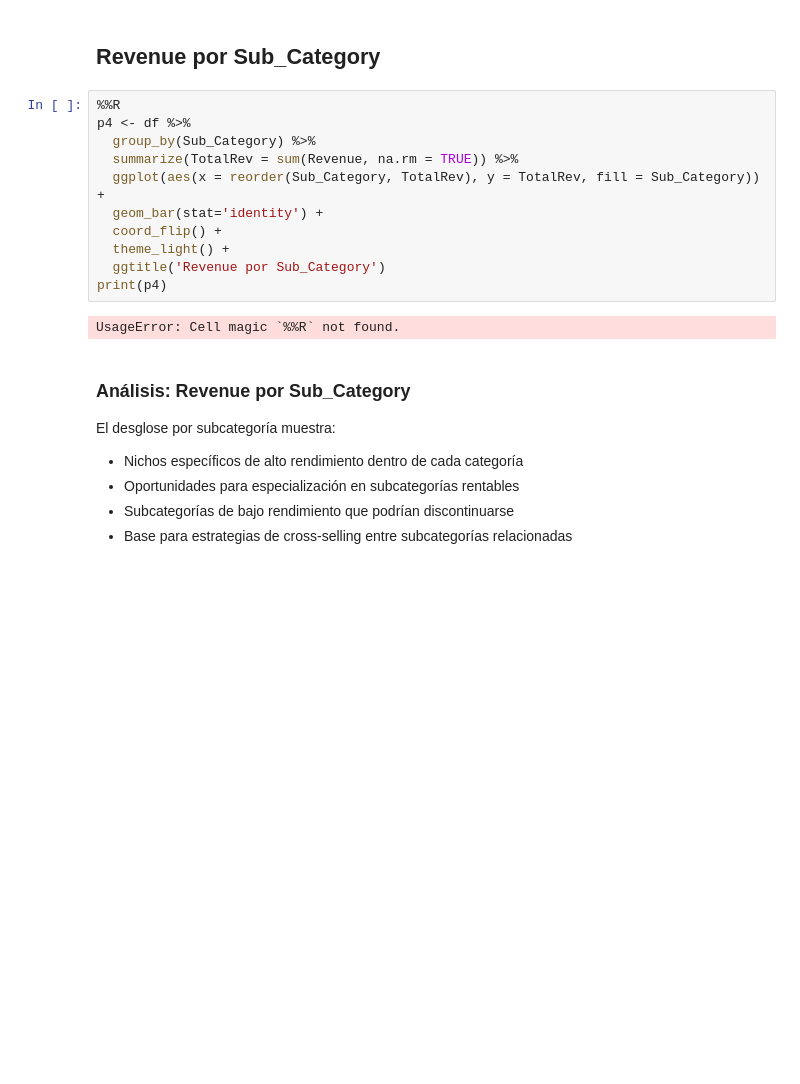
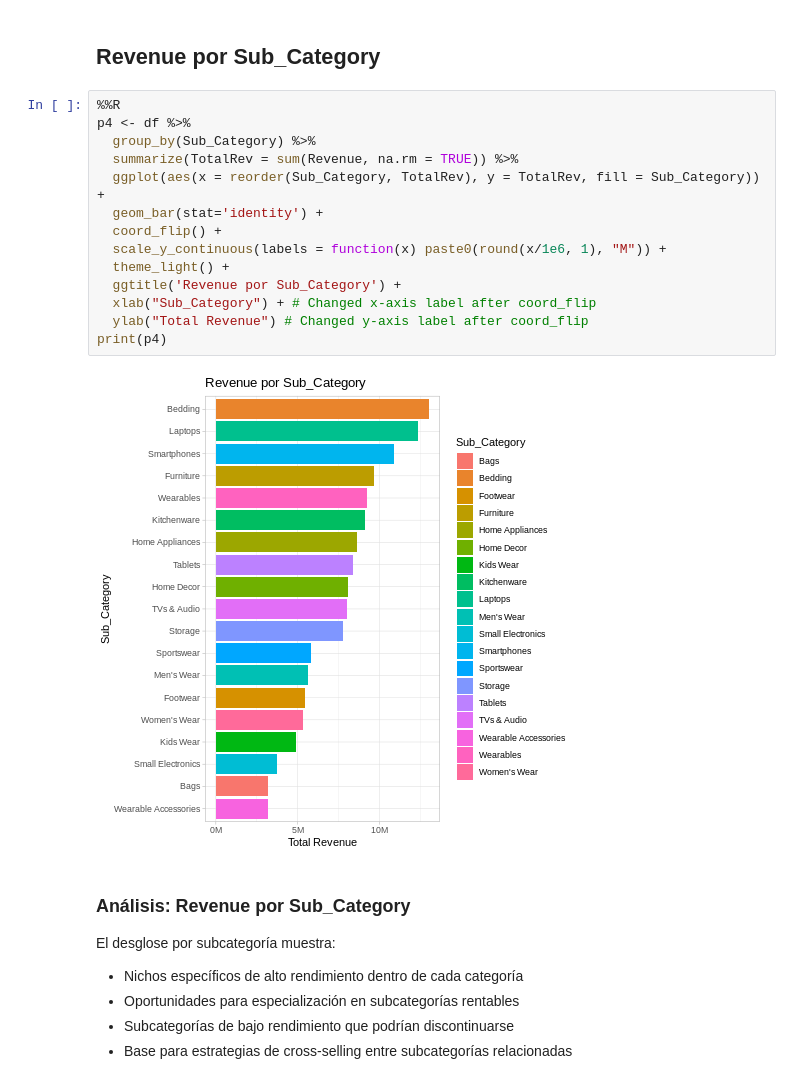
Before and after one commit to SamuelSanchezHeredia/product_sales_dataset_DataAnalysis, a Jupyter notebook: EDA_sales_dataset.ipynb, the cells around one changed output. Cells and saved outputs as stored; diff of their text form; blank space fills up the shorter version.

```diff
--- a/EDA_sales_dataset.ipynb
+++ b/EDA_sales_dataset.ipynb
@@ -310,16 +322,19 @@ Esta gráfica identifica:
 # %%
 %%R
 p4 <- df %>%
   group_by(Sub_Category) %>%
   summarize(TotalRev = sum(Revenue, na.rm = TRUE)) %>%
   ggplot(aes(x = reorder(Sub_Category, TotalRev), y = TotalRev, fill = Sub_Category)) +
   geom_bar(stat='identity') +
   coord_flip() +
+  scale_y_continuous(labels = function(x) paste0(round(x/1e6, 1), "M")) +
   theme_light() +
-  ggtitle('Revenue por Sub_Category')
+  ggtitle('Revenue por Sub_Category') +
+  xlab("Sub_Category") + # Changed x-axis label after coord_flip
+  ylab("Total Revenue") # Changed y-axis label after coord_flip
 print(p4)
 # %% [output]
-UsageError: Cell magic `%%R` not found.
+[figure, added]
 # %% [markdown]
 ### Análisis: Revenue por Sub_Category
 El desglose por subcategoría muestra:
```
Also changed, not shown: parts of 14 cells of this notebook, 6 other files.
